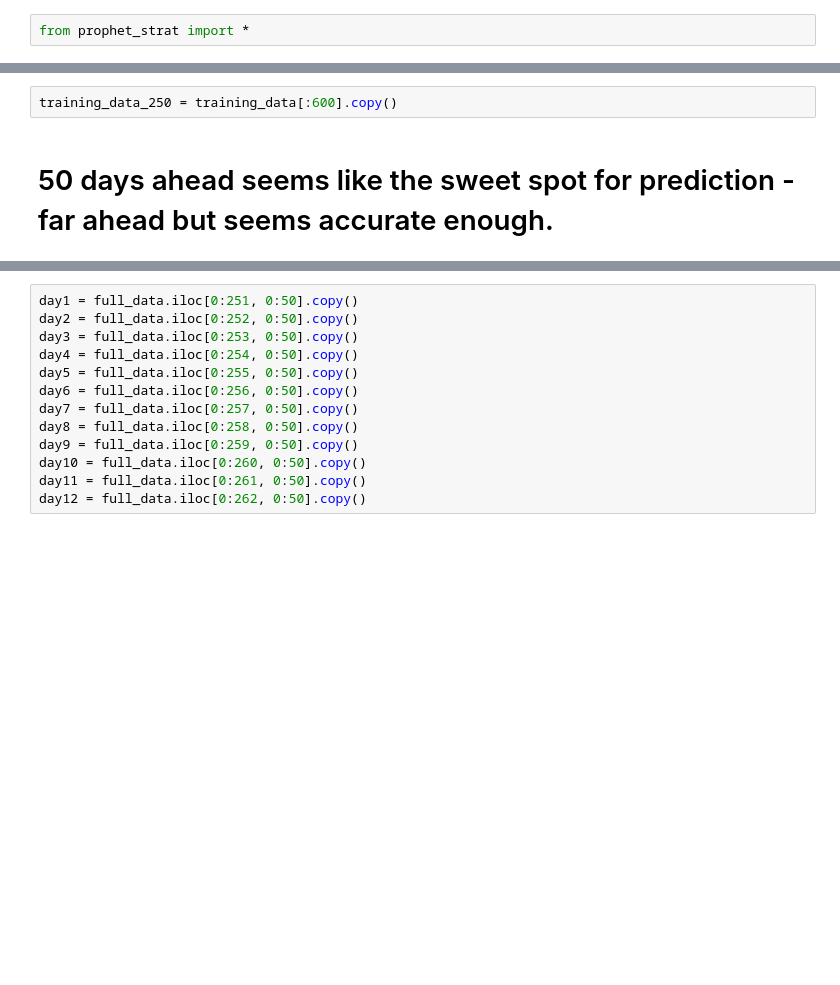
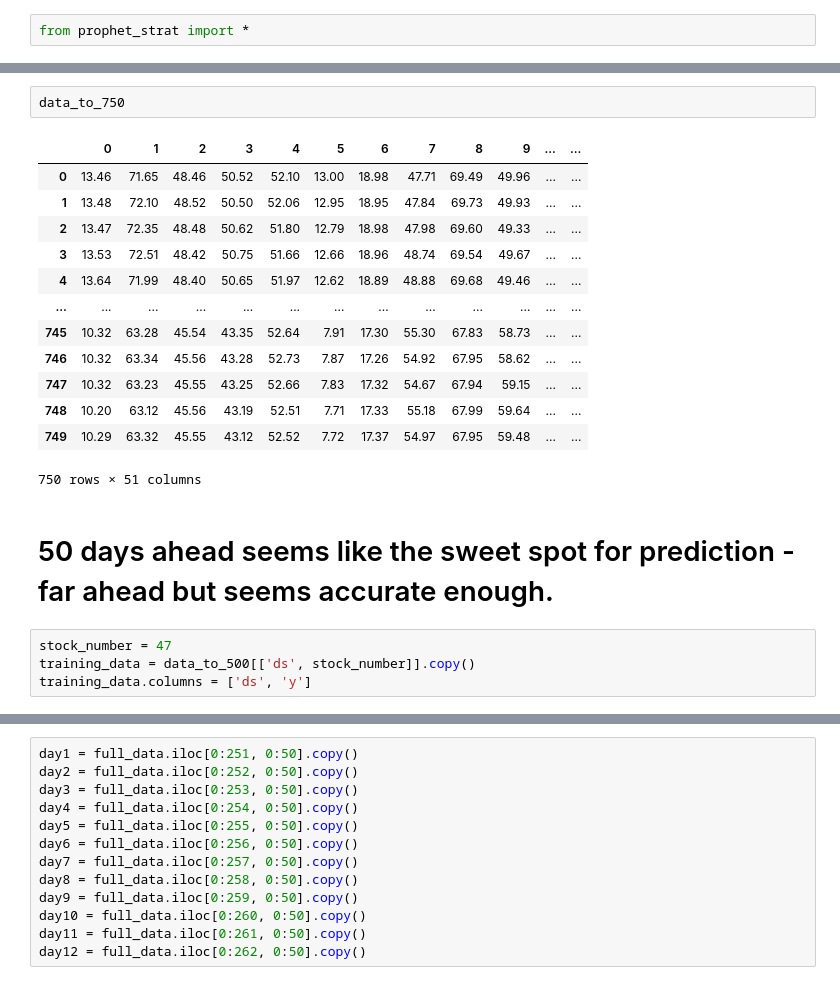
Before and after one commit to sydneycally-inclane-2812/algothon-fintech-unsw-2024, a Jupyter notebook: prophet_strat.ipynb, the cells around one changed output, grey strips where cells are left out. Saved outputs shown, nothing was run; the diff lists cells and outputs as text; blank space fills up the shorter version.

```diff
--- a/prophet_strat.ipynb
+++ b/prophet_strat.ipynb
@@ -35,7 +31,25 @@ training_data = pd.DataFrame({'ds': time_data, 'y': training_data})
-# %%
-training_data_250 = training_data[:600].copy()
+# %%
+data_to_750
+# %% [output]
+|  | 0 | 1 | 2 | 3 | 4 | 5 | 6 | 7 | 8 | 9 | ... | ... |
+| 0 | 13.46 | 71.65 | 48.46 | 50.52 | 52.10 | 13.00 | 18.98 | 47.71 | 69.49 | 49.96 | ... | ... |
+| 1 | 13.48 | 72.10 | 48.52 | 50.50 | 52.06 | 12.95 | 18.95 | 47.84 | 69.73 | 49.93 | ... | ... |
+| 2 | 13.47 | 72.35 | 48.48 | 50.62 | 51.80 | 12.79 | 18.98 | 47.98 | 69.60 | 49.33 | ... | ... |
+| 3 | 13.53 | 72.51 | 48.42 | 50.75 | 51.66 | 12.66 | 18.96 | 48.74 | 69.54 | 49.67 | ... | ... |
+| 4 | 13.64 | 71.99 | 48.40 | 50.65 | 51.97 | 12.62 | 18.89 | 48.88 | 69.68 | 49.46 | ... | ... |
+| ... | ... | ... | ... | ... | ... | ... | ... | ... | ... | ... | ... | ... |
+| 745 | 10.32 | 63.28 | 45.54 | 43.35 | 52.64 | 7.91 | 17.30 | 55.30 | 67.83 | 58.73 | ... | ... |
+| 746 | 10.32 | 63.34 | 45.56 | 43.28 | 52.73 | 7.87 | 17.26 | 54.92 | 67.95 | 58.62 | ... | ... |
+| 747 | 10.32 | 63.23 | 45.55 | 43.25 | 52.66 | 7.83 | 17.32 | 54.67 | 67.94 | 59.15 | ... | ... |
+| 748 | 10.20 | 63.12 | 45.56 | 43.19 | 52.51 | 7.71 | 17.33 | 55.18 | 67.99 | 59.64 | ... | ... |
+| 749 | 10.29 | 63.32 | 45.55 | 43.12 | 52.52 | 7.72 | 17.37 | 54.97 | 67.95 | 59.48 | ... | ... |
+750 rows × 51 columns
 # %% [markdown]
 # 50 days ahead seems like the sweet spot for prediction - far ahead but seems accurate enough.
+# %%
+stock_number = 47
+training_data = data_to_500[['ds', stock_number]].copy()
+training_data.columns = ['ds', 'y']
 # %%
 model = Prophet(
     growth='linear',
```
Also changed, not shown: parts of 7 cells of this notebook.
